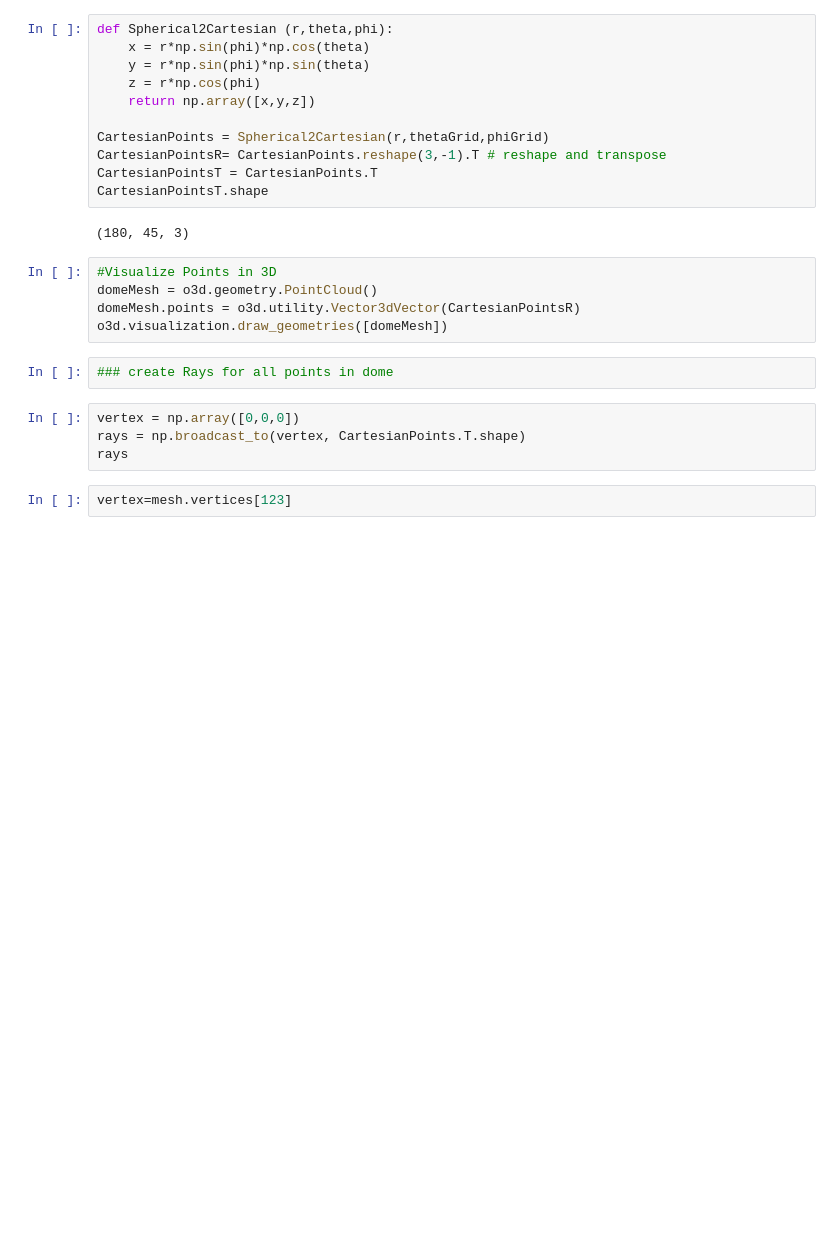
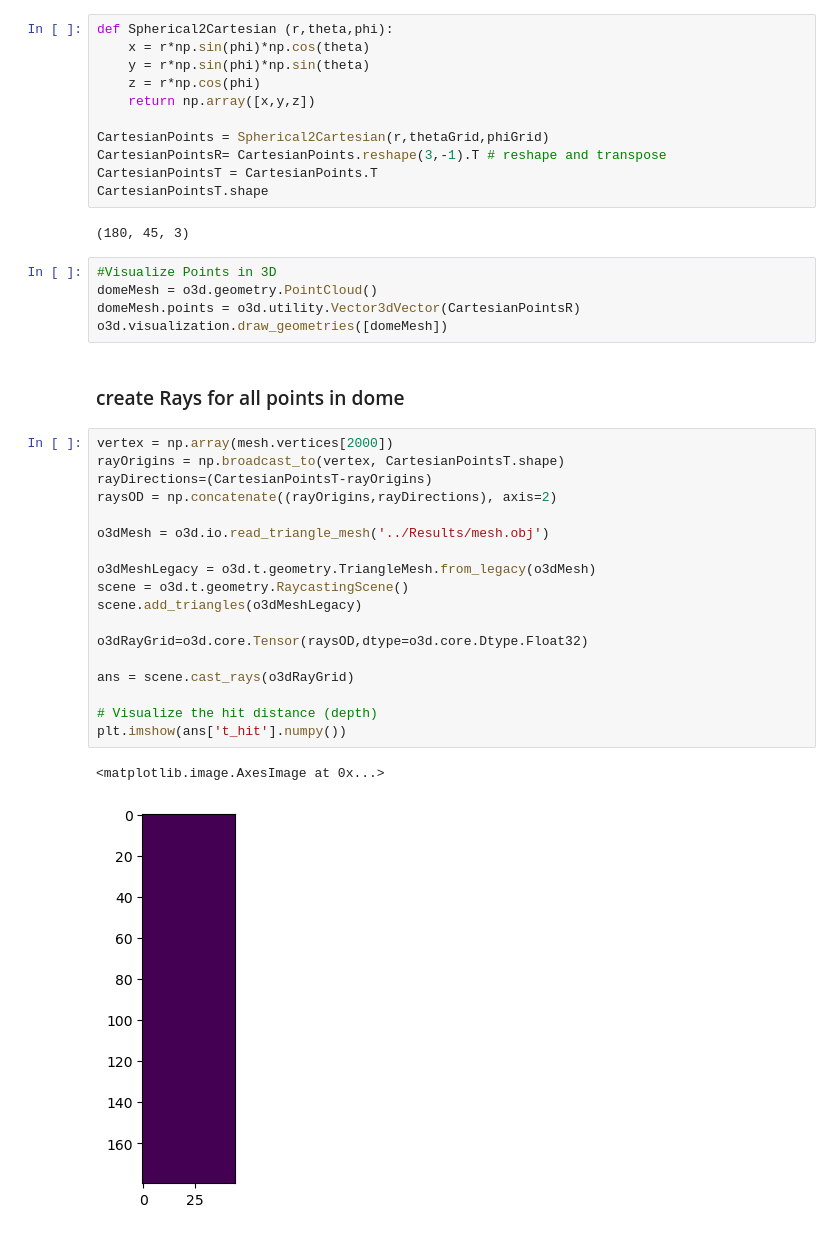
Before and after one commit to Generative-Systems-Sciences/Enschede_3dWorkbench, a Jupyter notebook: Notebook/Sky-view Factor.ipynb, the cells around one changed output. Cells and saved outputs as stored; diff of their text form; blank space fills up the shorter version.

Commit message:
Scene O3D

```diff
--- a/Notebook/Sky-view Factor.ipynb
+++ b/Notebook/Sky-view Factor.ipynb
@@ -90,11 +89,26 @@ CartesianPointsT.shape
 domeMesh = o3d.geometry.PointCloud()
 domeMesh.points = o3d.utility.Vector3dVector(CartesianPointsR)
 o3d.visualization.draw_geometries([domeMesh])
-# %%
-### create Rays for all points in dome
-# %%
-vertex = np.array([0,0,0])
-rays = np.broadcast_to(vertex, CartesianPoints.T.shape)
-rays
-# %%
-vertex=mesh.vertices[123]
+# %% [markdown]
+### create Rays for all points in dome
+# %%
+vertex = np.array(mesh.vertices[2000])
+rayOrigins = np.broadcast_to(vertex, CartesianPointsT.shape)
+rayDirections=(CartesianPointsT-rayOrigins)
+raysOD = np.concatenate((rayOrigins,rayDirections), axis=2)
+
+o3dMesh = o3d.io.read_triangle_mesh('../Results/mesh.obj')
+
+o3dMeshLegacy = o3d.t.geometry.TriangleMesh.from_legacy(o3dMesh)
+scene = o3d.t.geometry.RaycastingScene()
+scene.add_triangles(o3dMeshLegacy)
+
+o3dRayGrid=o3d.core.Tensor(raysOD,dtype=o3d.core.Dtype.Float32)
+
+ans = scene.cast_rays(o3dRayGrid)
+
+# Visualize the hit distance (depth)
+plt.imshow(ans['t_hit'].numpy())
+# %% [output]
+<matplotlib.image.AxesImage at 0x...>
+[figure, added]
```
Also changed, not shown: parts of 17 cells of this notebook, 2 other files.
